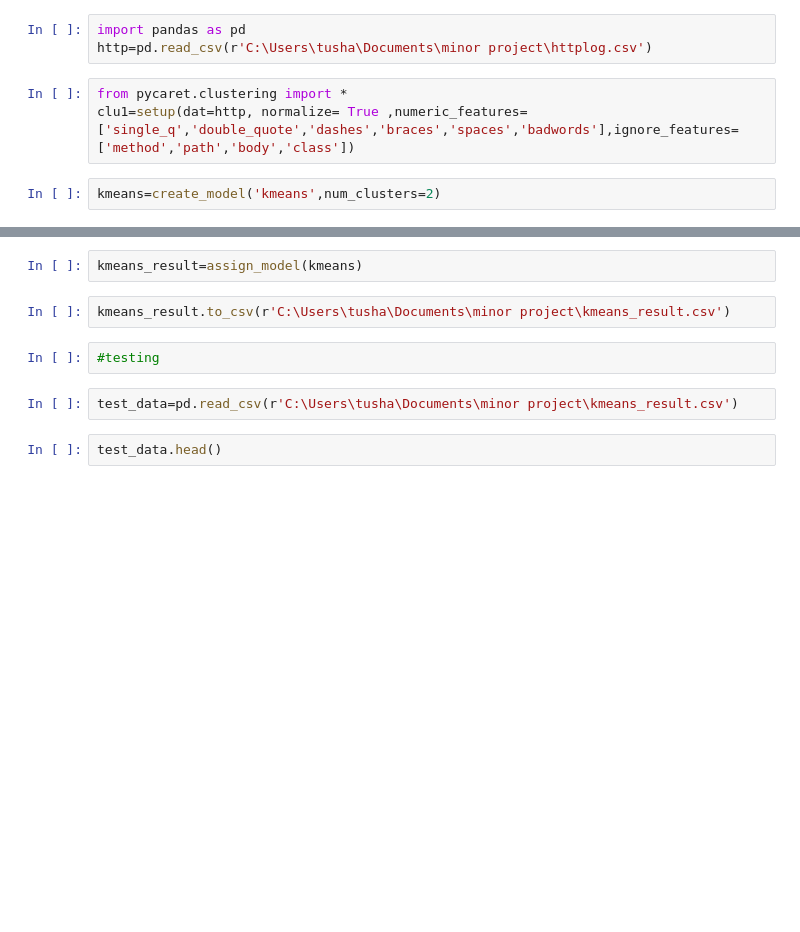
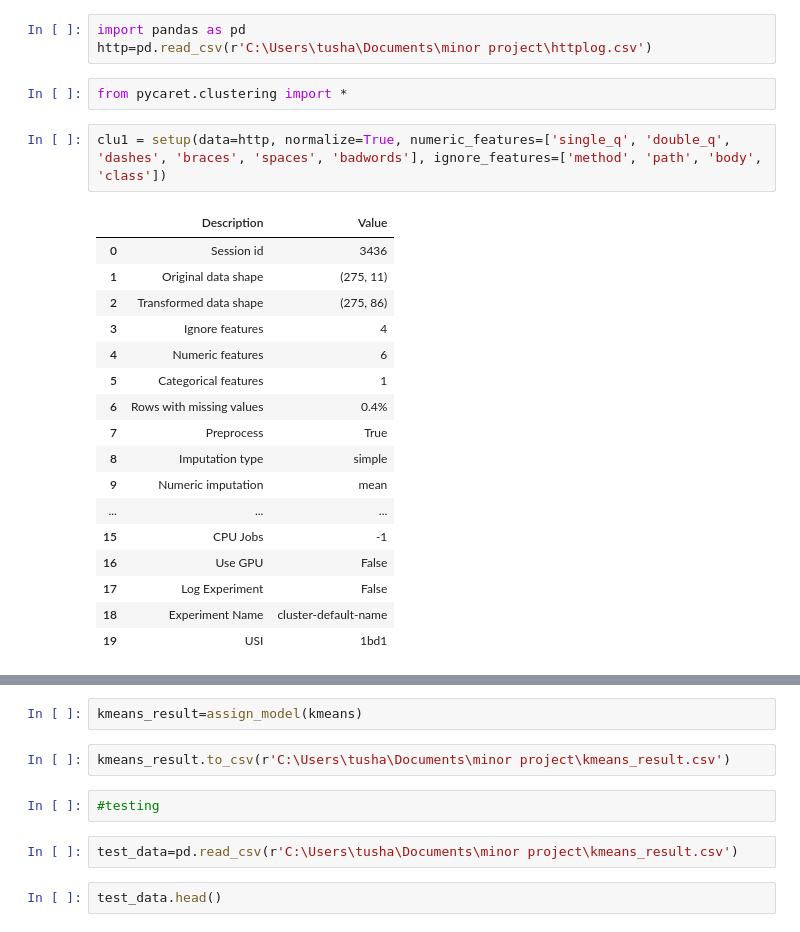
Before and after one commit to SanskarKashyap/web-application-firewall, a Jupyter notebook: Web application firewall.ipynb, the cells around one changed output, grey strips where cells are left out. Cells and saved outputs as stored; diff of their text form; blank space fills up the shorter version.

```diff
--- a/Web application firewall.ipynb
+++ b/Web application firewall.ipynb
@@ -3,7 +3,24 @@ import pandas as pd
 http=pd.read_csv(r'C:\Users\tusha\Documents\minor project\httplog.csv')
 # %%
 from pycaret.clustering import *
-clu1=setup(dat=http, normalize= True ,numeric_features=['single_q','double_quote','dashes','braces','spaces','badwords'],ignore_features=['method','path','body','class'])
 # %%
-kmeans=create_model('kmeans',num_clusters=2)
+clu1 = setup(data=http, normalize=True, numeric_features=['single_q', 'double_q', 'dashes', 'braces', 'spaces', 'badwords'], ignore_features=['method', 'path', 'body', 'class'])
+# %% [output]
+|  | Description | Value |
+| 0 | Session id | 3436 |
+| 1 | Original data shape | (275, 11) |
+| 2 | Transformed data shape | (275, 86) |
+| 3 | Ignore features | 4 |
+| 4 | Numeric features | 6 |
+| 5 | Categorical features | 1 |
+| 6 | Rows with missing values | 0.4% |
+| 7 | Preprocess | True |
+| 8 | Imputation type | simple |
+| 9 | Numeric imputation | mean |
+| ... | ... | ... |
+| 15 | CPU Jobs | -1 |
+| 16 | Use GPU | False |
+| 17 | Log Experiment | False |
+| 18 | Experiment Name | cluster-default-name |
+| 19 | USI | 1bd1 |
 # %%
```
Also changed, not shown: parts of 4 cells of this notebook, 14 other files.
